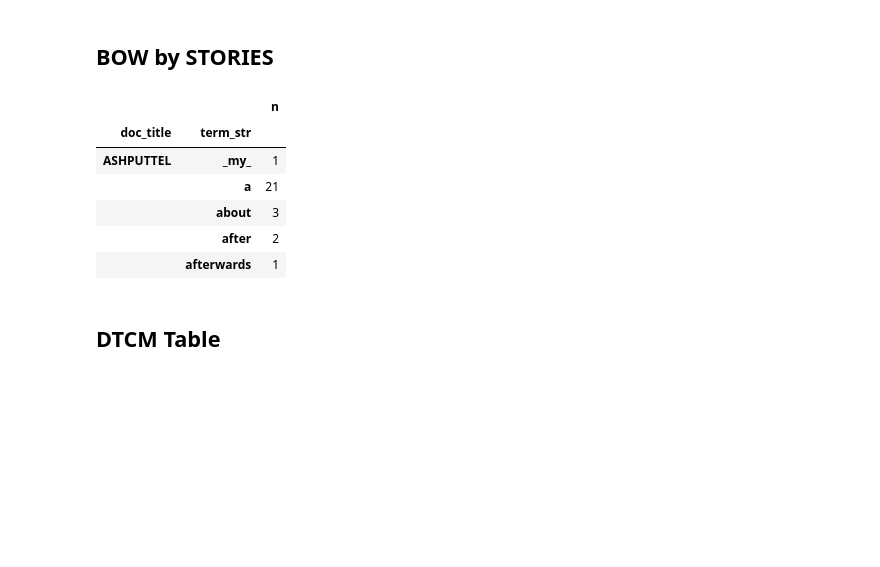
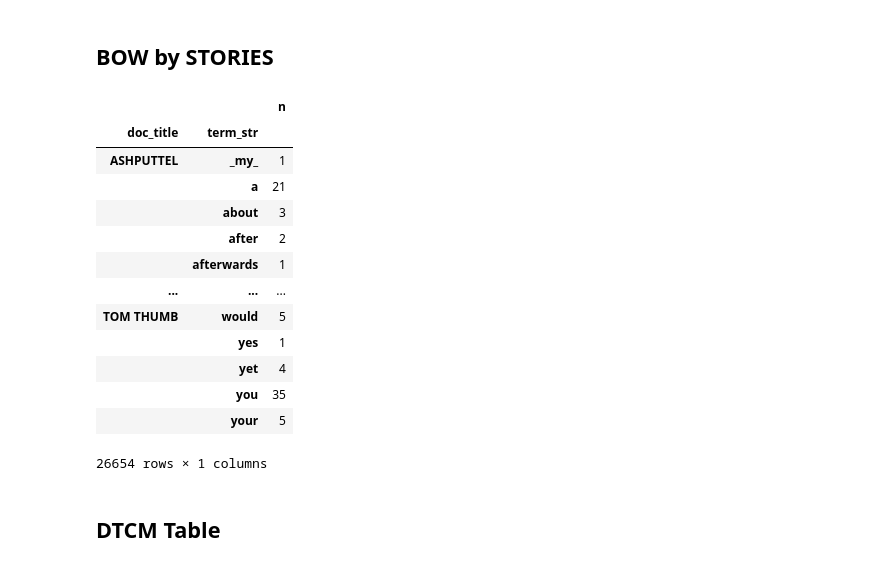
Before and after one commit to gegeorge25/TextasDataFinalProject, a Jupyter notebook: bow_and_tfidf.ipynb, the cells around one changed output. Cells and saved outputs as stored; diff of their text form; code cells hidden in the pictures; blank space fills up the shorter version.

```diff
--- a/bow_and_tfidf.ipynb
+++ b/bow_and_tfidf.ipynb
@@ -44,4 +48,5 @@ VOCAB.head()
 # %%
 TOKENS = pd.read_csv("data/p2591-TOKENS.csv").set_index(OHCO).dropna()
+TOKENS=TOKENS.reset_index()
 TOKENS.head()
 # %% [output]
@@ -56,15 +60,22 @@ TOKENS.head()
 ## BOW by STORIES
 # %%
 BOW = TOKENS.groupby(bags[bag]+['term_str']).term_str.count().to_frame('n')
-BOW.head()
+BOW
 # %% [output]
 |  |  | n |
 | doc_title | term_str |  |
 | ASHPUTTEL | _my_ | 1 |
 |  | a | 21 |
 |  | about | 3 |
 |  | after | 2 |
 |  | afterwards | 1 |
+| ... | ... | ... |
+| TOM THUMB | would | 5 |
+|  | yes | 1 |
+|  | yet | 4 |
+|  | you | 35 |
+|  | your | 5 |
+26654 rows × 1 columns
 # %% [markdown]
 ## DTCM Table
 # %%
```
Also changed, not shown: parts of 9 cells of this notebook, 4 other files.
